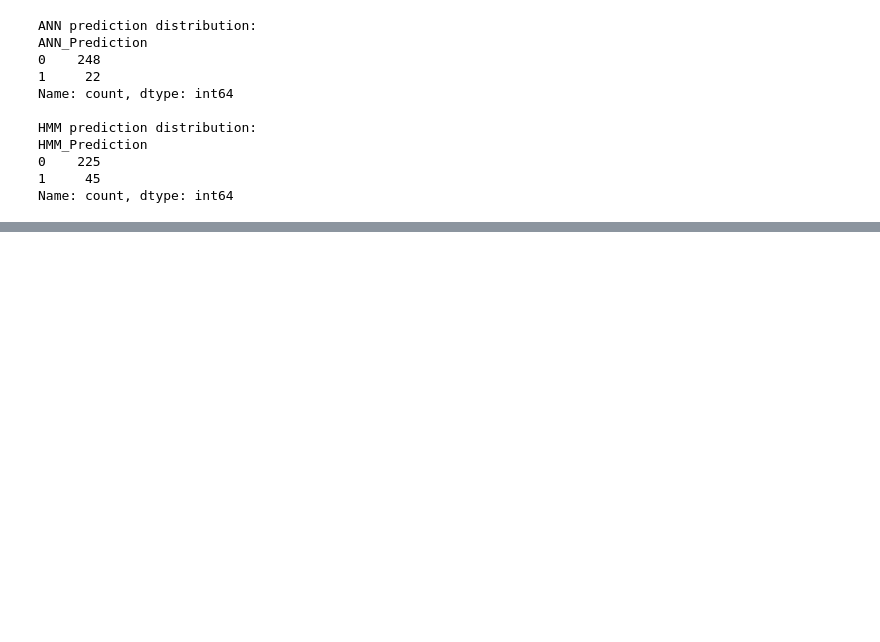
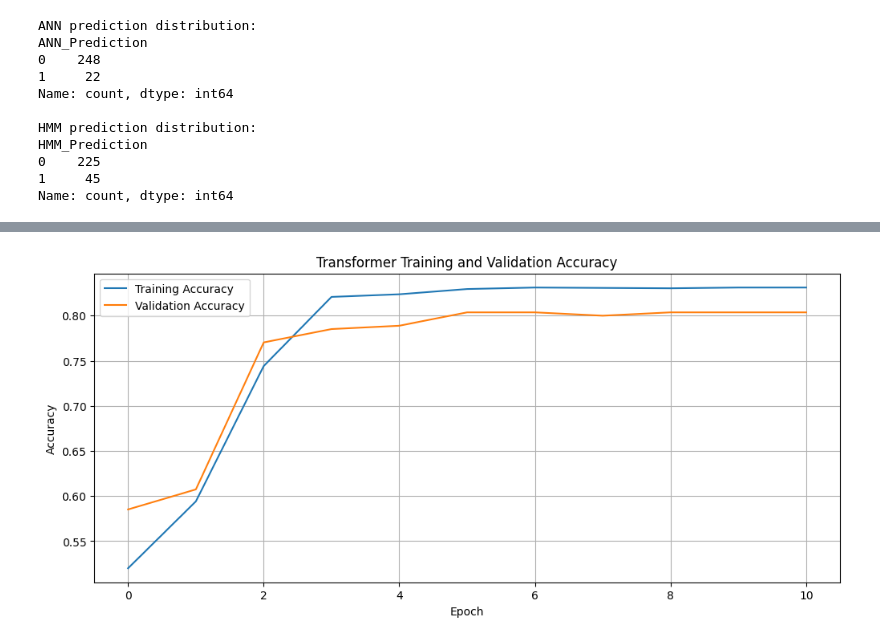
Before and after one commit to shrey-sood/embedded, a Jupyter notebook: Embedded_Systems_Gas_Fault_Detection.ipynb, the cells around one changed output, grey strips where cells are left out. Cells and saved outputs as stored; diff of their text form; code cells hidden in the pictures; blank space fills up the shorter version.

```diff
--- a/Embedded_Systems_Gas_Fault_Detection.ipynb
+++ b/Embedded_Systems_Gas_Fault_Detection.ipynb
@@ -2340,0 +3609,30 @@ Name: count, dtype: int64
+# %%
+# ============================================================
+# TRANSFORMER TRAINING HISTORY
+# ============================================================
+
+plt.figure(figsize=(12, 5))
+
+plt.plot(
+    transformer_history.history['accuracy'],
+    label='Training Accuracy'
+)
+
+plt.plot(
+    transformer_history.history['val_accuracy'],
+    label='Validation Accuracy'
+)
+
+plt.title(
+    'Transformer Training and Validation Accuracy'
+)
+
+plt.xlabel('Epoch')
+plt.ylabel('Accuracy')
+
+plt.legend()
+plt.grid(True)
+
+plt.show()
+# %% [output]
+[figure, added]
```
Also changed, not shown: parts of 23 cells of this notebook.
